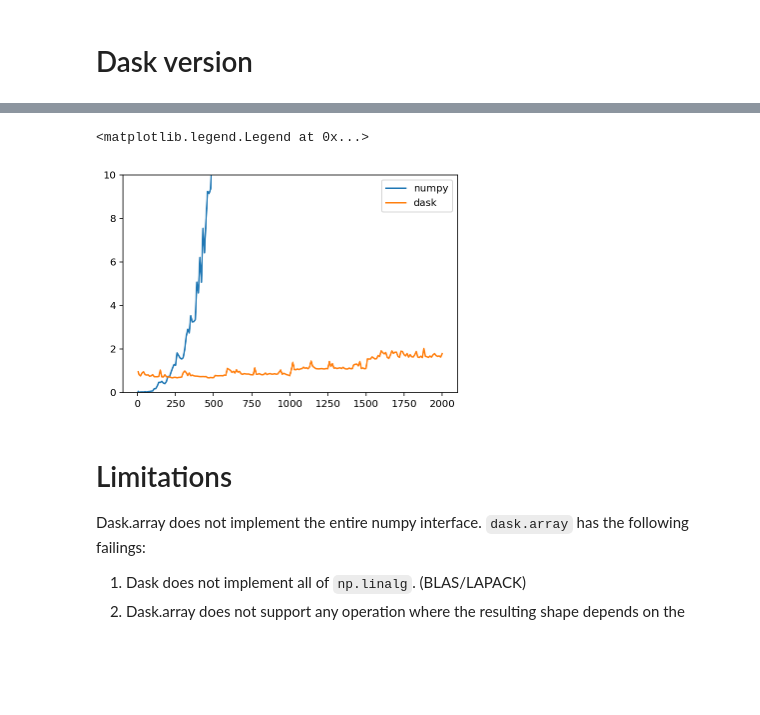
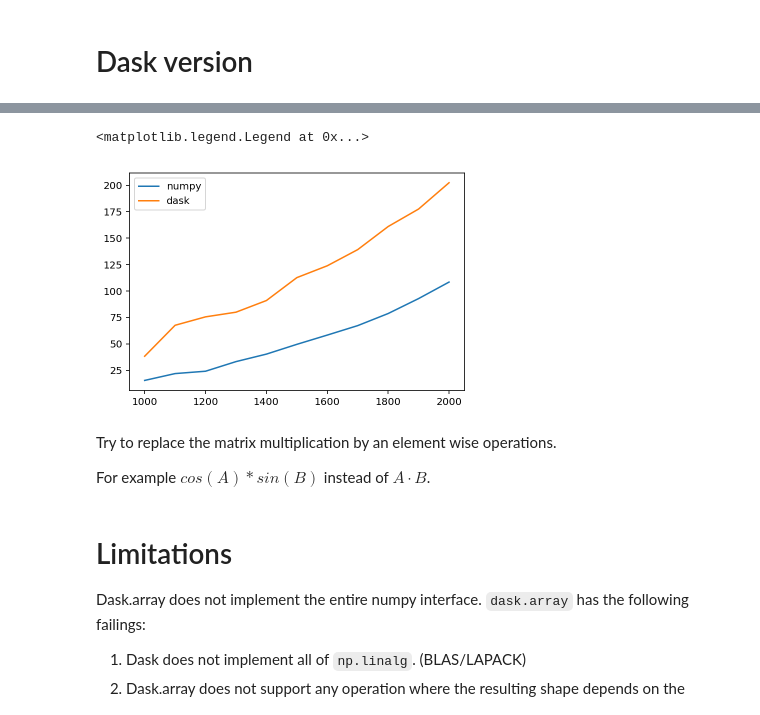
Before and after one commit to pnavaro/math-python, a Jupyter notebook: 19.Dask.ipynb, the cells around one changed output, grey strips where cells are left out. Saved outputs shown, nothing was run; the diff lists cells and outputs as text; code cells hidden in the pictures; blank space fills up the shorter version.

```diff
--- a/19.Dask.ipynb
+++ b/19.Dask.ipynb
@@ -693,27 +691,28 @@ Wall time: 3.37 s
 # %% [markdown]
 ### NumPy version
 # %%
+%%time
 import numpy as np
 import time
 
-array_sizes = [5] + list(range(10, 2001, 10))
+array_sizes = list(range(1000, 2100, 100))
 
-times_elapsed_np = np.full((len(array_sizes), 1), 0.0)
+times_elapsed_np = np.zeros(len(array_sizes))
 
 num_loops = 10
 the_loop = np.array(range(1, num_loops + 1))
-chunk_size = 500
 
 k = 0
 for array_size in array_sizes:
     A = np.random.random((array_size, array_size))
     B = np.random.random((array_size, array_size))
     C = np.full((array_size, array_size), 0.0)
-
-    start = time.process_time()
+    print(array_size, end=',')
+    start = time.time()
 
     for loop_counter in the_loop:
-        C = A.dot(B)
+        C = A@B
 
-    times_elapsed_np[k] = (time.process_time() - start)/num_loops*1000 # in msec
+    times_elapsed_np[k] = (time.time() - start)/num_loops*1000 # in msec
     k += 1
+print()
@@ -720,28 +722,27 @@ for array_size in array_sizes:
 # %% [markdown]
 # Dask version
 # %%
+%%time
 import dask
 import dask.array as da
 
-array_sizes = [5] + list(range(10, 2001, 10))
+times_elapsed_da = np.zeros_like(times_elapsed_np)
 
-times_elapsed_da = np.full((len(array_sizes), 1), 0.0)
-
-num_loops = 10
-the_loop = np.array(range(1, num_loops + 1))
-chunk_size = 500
+chunk_size = (1000,1000)
 
 k = 0
 for array_size in array_sizes:
     A = da.random.random((array_size, array_size), chunks = chunk_size)
     B = da.random.random((array_size, array_size), chunks = chunk_size)
     C = da.full((array_size, array_size), 0.0, chunks = chunk_size)
-
-    start = time.process_time()
+    print(array_size, end=',')
+    start = time.time()
 
     for loop_counter in the_loop:
 
-        C = A.dot(B)
+        C = A@B
+        C.compute()
 
-    times_elapsed_da[k] = (time.process_time() - start)/num_loops*1000 # in msec
+    times_elapsed_da[k] = (time.time() - start)/num_loops*1000 # in msec
     k += 1
+print()
@@ -748,15 +753,18 @@ for array_size in array_sizes:
 # %%
 %matplotlib inline
 %config InlineBackend.figure_format = 'retina'
 import matplotlib.pyplot as plt
 
 plt.plot(array_sizes, times_elapsed_np, label='numpy')
 plt.plot(array_sizes, times_elapsed_da, label='dask')
-plt.ylim((0,10))
 plt.legend()
 # %% [output]
 <matplotlib.legend.Legend at 0x...>
-[figure, old version]
+[figure, new version]
+# %% [markdown]
+Try to replace the matrix multiplication by an element wise operations.
+
+For example $cos(A)*sin(B)$ instead of $A \cdot B$.
 # %% [markdown]
 # Limitations
 
```
Also changed, not shown: parts of 45 cells of this notebook, 3 other files.
